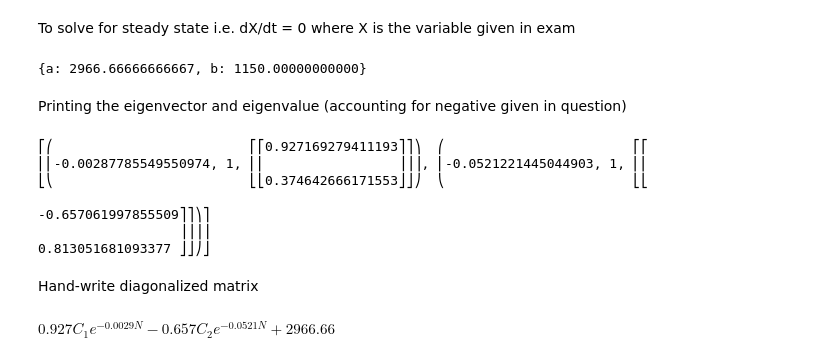
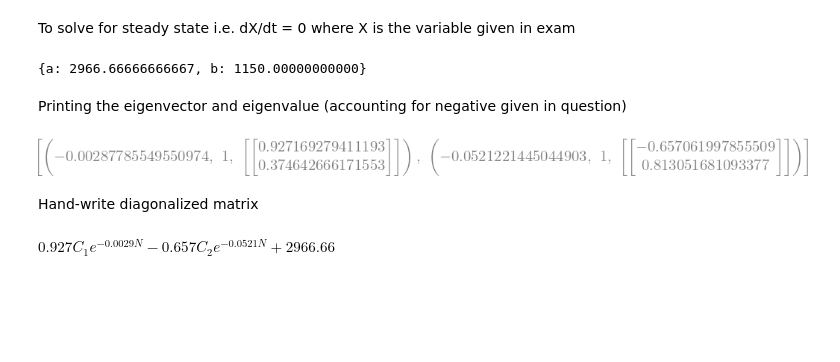
Before and after one commit to vint-j/Chemical-Engineering, a Jupyter notebook: Pastpapers/CP213/Differential_Equations_For_PPs.ipynb, the cells around one changed output. Drawn from its saved outputs; the diff is of its cells as text; code cells hidden in the pictures; blank space fills up the shorter version.

```diff
--- a/Pastpapers/CP213/Differential_Equations_For_PPs.ipynb
+++ b/Pastpapers/CP213/Differential_Equations_For_PPs.ipynb
@@ -44,16 +44,11 @@ sp.solve([x,y],[a,b])
 # %% [markdown]
 Printing the eigenvector and eigenvalue (accounting for negative given in question)
 # %%
+sp.init_printing()
 A=sp.Matrix([[-A11,-A12],[-A21,-A22]])
-sp.pprint(A.eigenvects())
+A.eigenvects()
 # %% [output]
-⎡⎛                         ⎡⎡0.927169279411193⎤⎤⎞  ⎛                        ⎡⎡
-⎢⎜-0.00287785549550974, 1, ⎢⎢                 ⎥⎥⎟, ⎜-0.0521221445044903, 1, ⎢⎢
-⎣⎝                         ⎣⎣0.374642666171553⎦⎦⎠  ⎝                        ⎣⎣
-
--0.657061997855509⎤⎤⎞⎤
-                  ⎥⎥⎟⎥
-0.813051681093377 ⎦⎦⎠⎦
+[figure, added]
 # %% [markdown]
 Hand-write diagonalized matrix
 # %%
```
Also changed, not shown: parts of 6 cells of this notebook.
